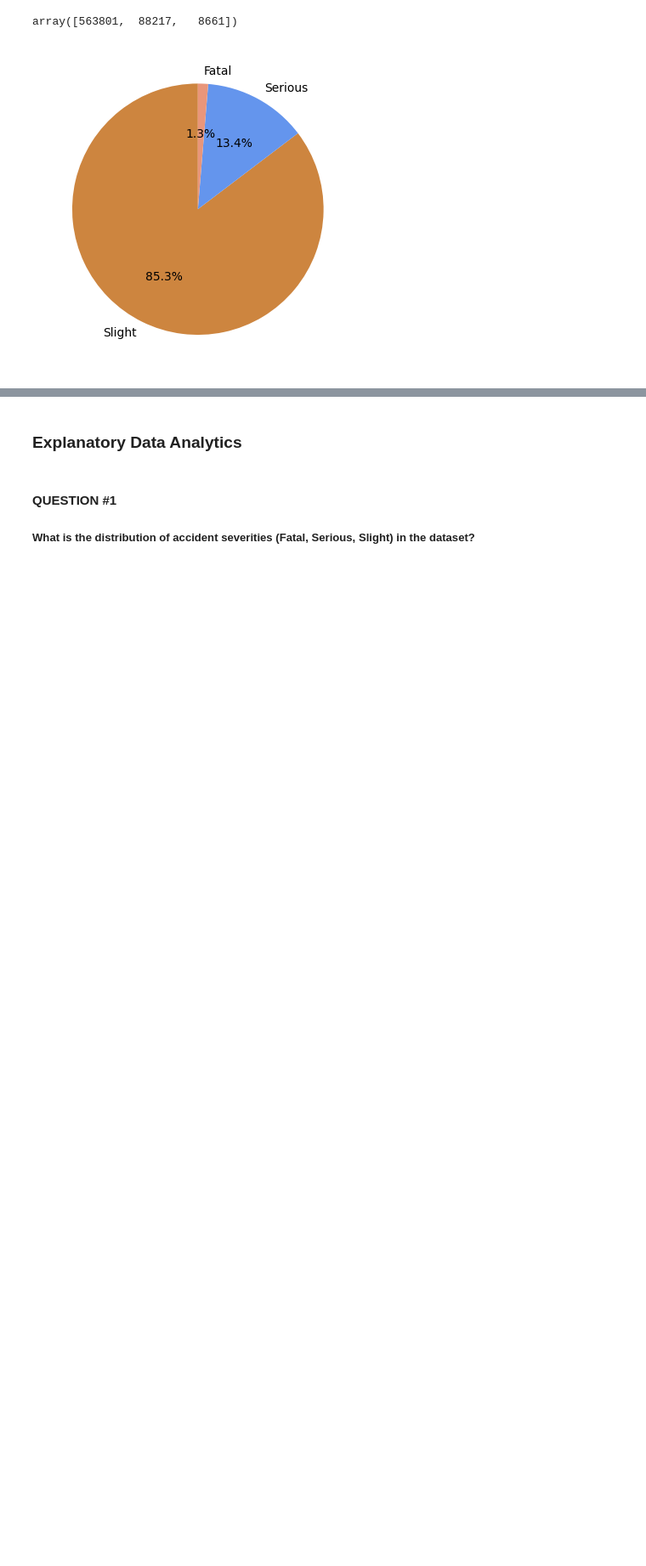
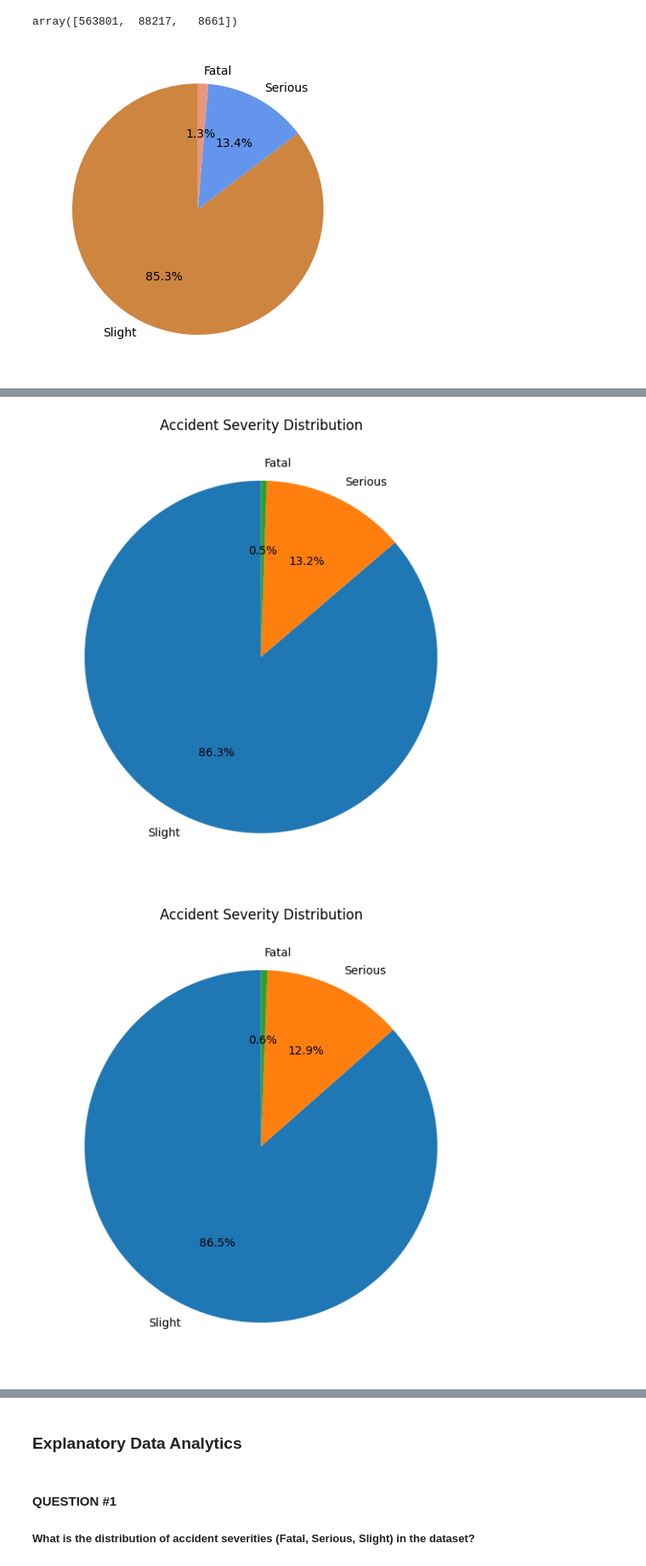
Before and after one commit to Cablaida-Meryrose/ITELEC-Activity2, a Jupyter notebook: Activity2.ipynb, the cells around one changed output, grey strips where cells are left out. Shown at 85% size. Cells and saved outputs as stored; diff of their text form; code cells hidden in the pictures; blank space fills up the shorter version.

```diff
--- a/Activity2.ipynb
+++ b/Activity2.ipynb
@@ -449,0 +534,25 @@ plt.show()
+# %%
+severity_london  = london_uk['Accident_Severity'].value_counts()
+
+plt.pie(severity_london,
+        labels = severity_london.index,
+        autopct = '%1.1f%%',
+        startangle = 90)
+plt.gcf().set_size_inches(10,7)
+plt.title('Accident Severity Distribution')
+plt.show()
+
+severity_2019_london = london_uk[london_uk['Year'] == 2019]
+# severity_2019
+lsc_2019 = severity_2019_london['Accident_Severity'].value_counts()
+
+plt.pie(lsc_2019,
+        labels = lsc_2019.index,
+        autopct = '%1.1f%%',
+        startangle = 90)
+plt.gcf().set_size_inches(10,7)
+plt.title('Accident Severity Distribution')
+plt.show()
+# %% [output]
+[figure, added]
+[figure, added]
```
Also changed, not shown: parts of 19 cells of this notebook.
